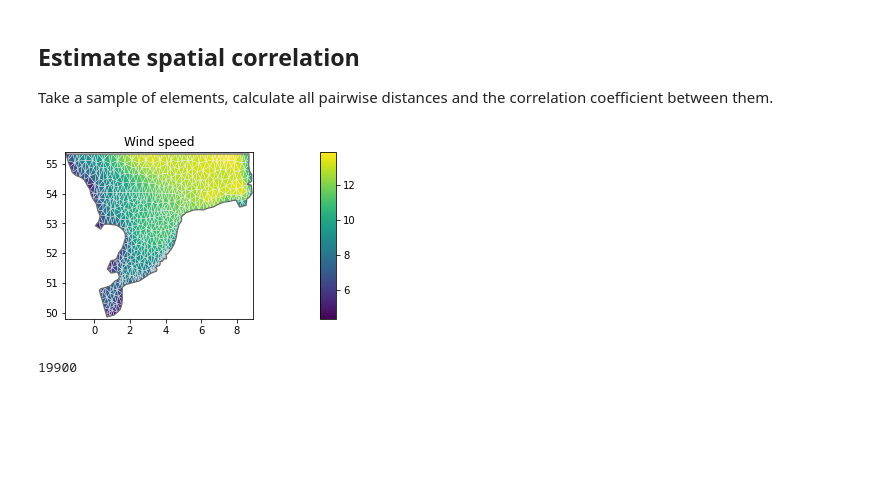
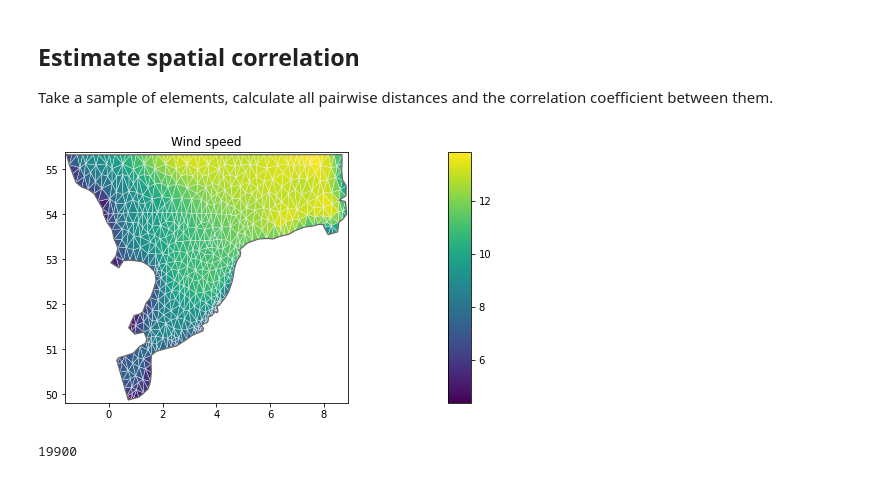
Before and after one commit to DHI/fmdap, a Jupyter notebook: notebooks/Analyze_forcing_data.ipynb, the cells around one changed output. Cells and saved outputs as stored; diff of their text form; code cells hidden in the pictures; blank space fills up the shorter version.

```diff
--- a/notebooks/Analyze_forcing_data.ipynb
+++ b/notebooks/Analyze_forcing_data.ipynb
@@ -50,9 +48,9 @@ for j in range(3):
 Take a sample of elements, calculate all pairwise distances and the correlation coefficient between them.
 # %%
 data = dfs.read(items="Wind speed", time_steps=0)[0]
-dfs.plot(data[0,:], title="Wind speed");
+dfs.plot(data[0,:], title="Wind speed", figsize=(9,8));
 # %% [output]
-[figure, old version]
+[figure, new version]
 # %%
 d, cc = spatial.get_distance_and_corrcoef(dfs, n_sample=200)
 len(d)
```
Also changed, not shown: parts of 4 cells of this notebook, 1 other file.
